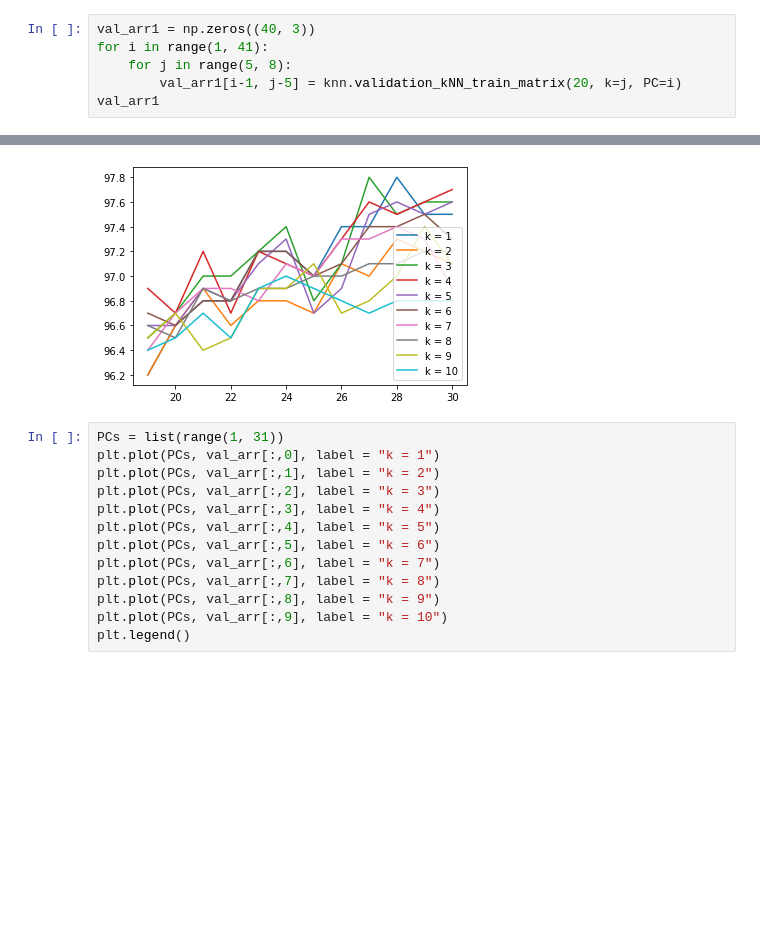
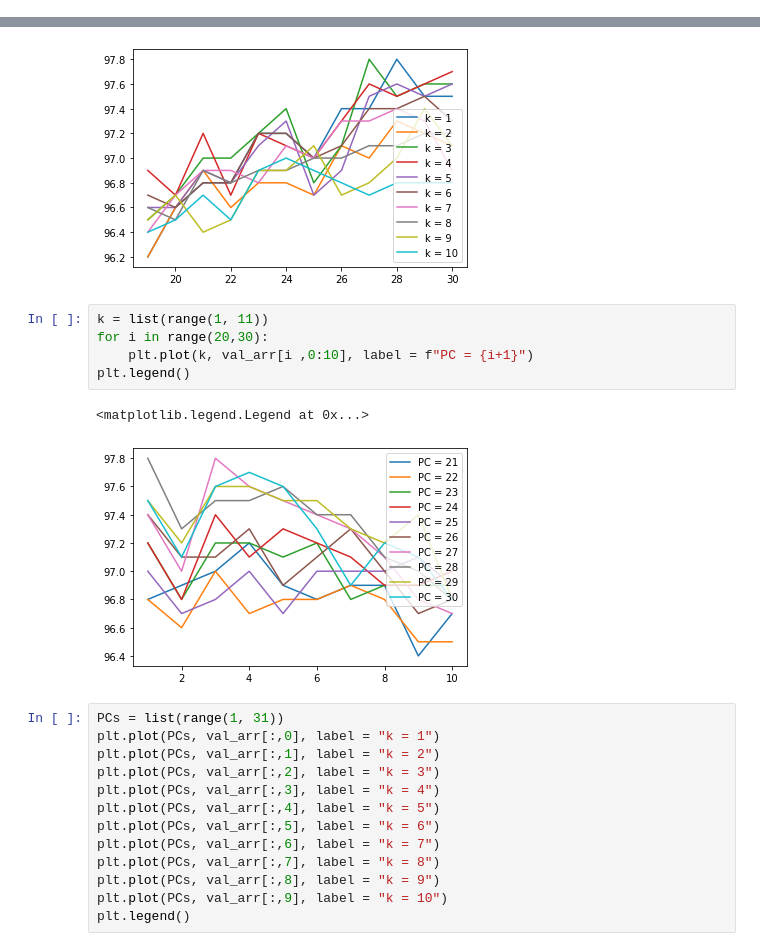
Before and after one commit to datascience-mobi-2022/2022-topic-01-team-02, a Jupyter notebook: new_.ipynb, the cells around one changed output, grey strips where cells are left out. Drawn from its saved outputs; the diff is of its cells as text; blank space fills up the shorter version.

Commit message:
visualization

```diff
--- a/new_.ipynb
+++ b/new_.ipynb
@@ -68,9 +69,3 @@ plt.legend()
 # %% [output]
 <matplotlib.legend.Legend at 0x...>
 [figure]
-# %%
-val_arr1 = np.zeros((40, 3))
-for i in range(1, 41):
-    for j in range(5, 8):
-        val_arr1[i-1, j-5] = knn.validation_kNN_train_matrix(20, k=j, PC=i)
-val_arr1
@@ -112,6 +109,14 @@ plt.legend()
 # %% [output]
 <matplotlib.legend.Legend at 0x...>
 [figure]
+# %%
+k = list(range(1, 11))
+for i in range(20,30):
+    plt.plot(k, val_arr[i ,0:10], label = f"PC = {i+1}")
+plt.legend()
+# %% [output]
+<matplotlib.legend.Legend at 0x...>
+[figure, added]
 # %%
 PCs = list(range(1, 31))
 plt.plot(PCs, val_arr[:,0], label = "k = 1")
```
Also changed, not shown: parts of 4 cells of this notebook, 2 other files.
